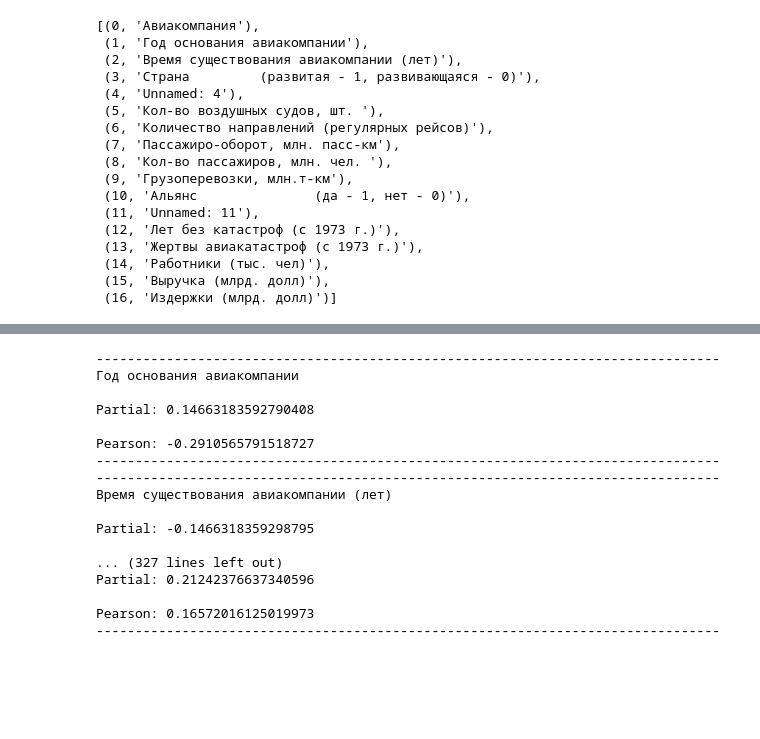
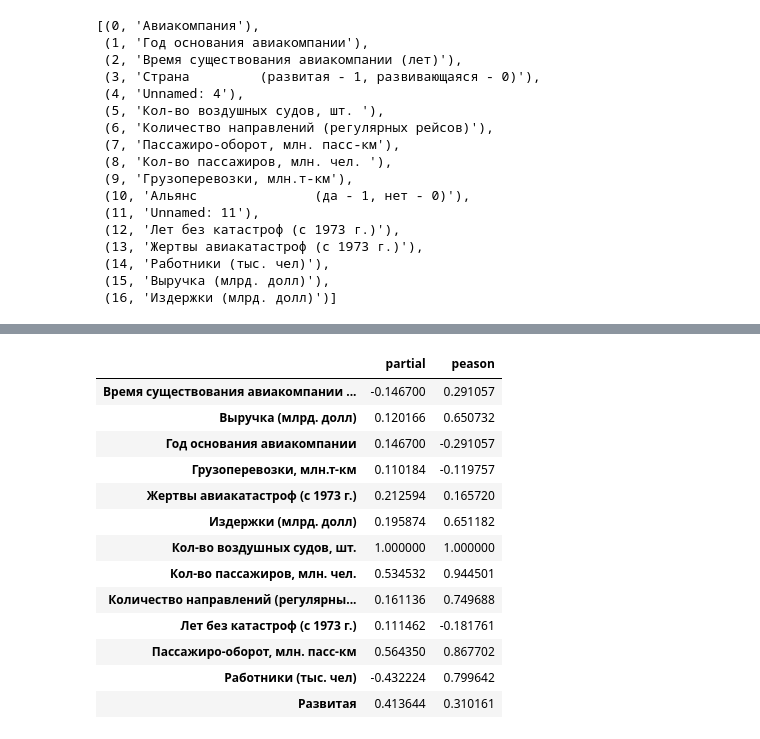
Before and after one commit to npetrenko/mnogostat, a Jupyter notebook: 1/mnogostat_1.ipynb, the cells around one changed output, grey strips where cells are left out. Cells and saved outputs as stored; diff of their text form; code cells hidden in the pictures; blank space fills up the shorter version.

Commit message:
added corr table, removed categorical

```diff
--- a/1/mnogostat_1.ipynb
+++ b/1/mnogostat_1.ipynb
@@ -162,28 +164,31 @@ plt.show()
 # %%
 cormat = {}
 for i, cor in enumerate(pcor[3]):
-    cormat['a'+str(i)] = ('{}\n\nPartial: {}\n'.format(cols[i], cor))
+    cormat['a'+str(i)] = cor
 
-for key in np.sort(list(cormat.keys())):
-    print('-'*80)
-    print(cormat[key])
-    print('Pearson: {}'.format(pearson_cormat_est[key]))
-    print('-'*80)
+#for key in np.sort(list(cormat.keys())):
+#    print('-'*80)
+#    print(cols[int(key[1:])])
+#    print('Partial: {}'.format(cormat[key]))
+#    print('Pearson: {}'.format(pearson_cormat_est[key]))
+#    print('-'*80)
-# %% [output]
---------------------------------------------------------------------------------
-Год основания авиакомпании
-
-Partial: 0.14663183592790408
-
-Pearson: -0.2910565791518727
---------------------------------------------------------------------------------
---------------------------------------------------------------------------------
-Время существования авиакомпании (лет)
-
-Partial: -0.1466318359298795
-
-... (327 lines left out)
-Partial: 0.21242376637340596
-
-Pearson: 0.16572016125019973
---------------------------------------------------------------------------------
+# %%
+cormat = {cols[int(key[1:])] : cormat[key] for key in cormat.keys()}
+pearson_cormat_est = {cols[int(key[1:])] : pearson_cormat_est[key] for key in pearson_cormat_est.keys()}
+# %%
+pd.DataFrame.from_dict(data={'partial':cormat,'peason':pearson_cormat_est})
+# %% [output]
+|  | partial | peason |
+| Время существования авиакомпании ... | -0.146700 | 0.291057 |
+| Выручка (млрд. долл) | 0.120166 | 0.650732 |
+| Год основания авиакомпании | 0.146700 | -0.291057 |
+| Грузоперевозки, млн.т-км | 0.110184 | -0.119757 |
+| Жертвы авиакатастроф (с 1973 г.) | 0.212594 | 0.165720 |
+| Издержки (млрд. долл) | 0.195874 | 0.651182 |
+| Кол-во воздушных судов, шт. | 1.000000 | 1.000000 |
+| Кол-во пассажиров, млн. чел. | 0.534532 | 0.944501 |
+| Количество направлений (регулярны... | 0.161136 | 0.749688 |
+| Лет без катастроф (с 1973 г.) | 0.111462 | -0.181761 |
+| Пассажиро-оборот, млн. пасс-км | 0.564350 | 0.867702 |
+| Работники (тыс. чел) | -0.432224 | 0.799642 |
+| Развитая | 0.413644 | 0.310161 |
```
Also changed, not shown: parts of 14 cells of this notebook.
